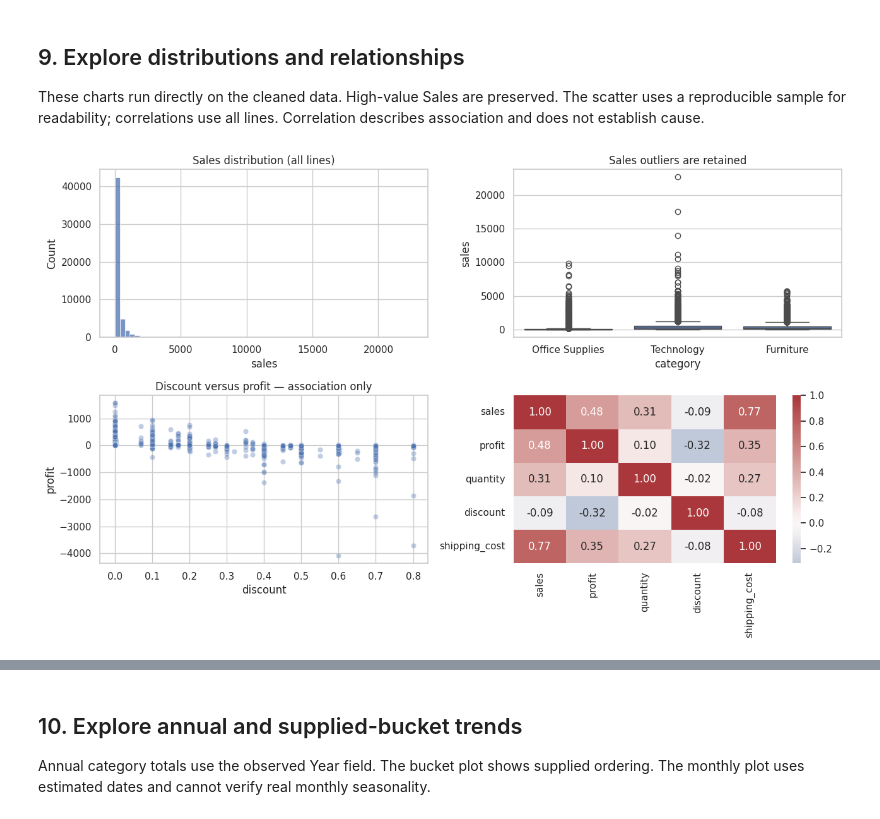
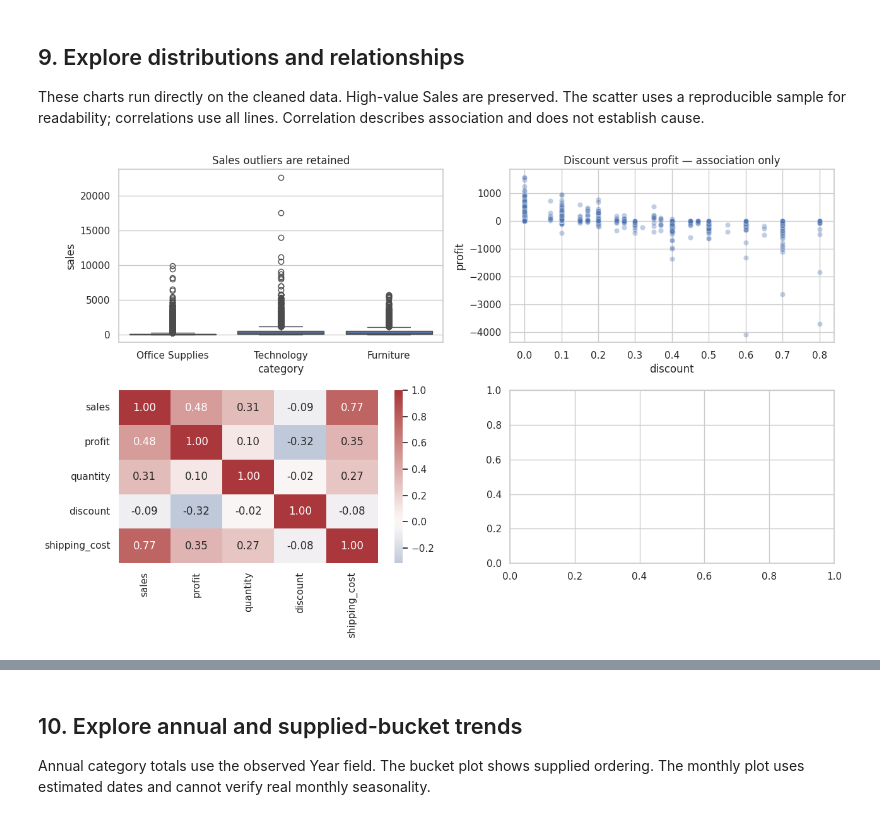
Before and after one commit to jishnujs1990/Study, a Jupyter notebook: RevenueVision_Final_Project.ipynb, the cells around one changed output, grey strips where cells are left out. Saved outputs shown, nothing was run; the diff lists cells and outputs as text; code cells hidden in the pictures.

```diff
--- a/RevenueVision_Final_Project.ipynb
+++ b/RevenueVision_Final_Project.ipynb
@@ -92,0 +59,11 @@ Loaded 51,290 rows and 32 columns
+# %%
+input_path = "/content/Global_Superstore_Estimated_Dates.csv"
+CSV_ENCODING = 'utf-8-sig'
+
+# Read the CSV file
+raw = pd.read_csv(input_path, encoding=CSV_ENCODING)
+
+# Print summary and display data
+print(f'Loaded {len(raw):,} rows and {len(raw.columns)} columns')
+
+display(raw.head())
@@ -225,0 +170,19 @@ display(df[['year', 'weeknum', 'order_date', 'ship_date',
+# %%
+# Step 1: Clean column names
+df.columns = df.columns.str.strip().str.lower().str.replace(' ', '_')
+
+# Step 2: Convert existing dates into datetime format
+df['order_date'] = pd.to_datetime(df['order_date'])
+df['ship_date'] = pd.to_datetime(df['ship_date'])
+
+# Step 3: Extract month and quarter for analysis
+df['month'] = df['order_date'].dt.month
+df['quarter'] = df['order_date'].dt.quarter
+# Calculate and store df['estimated_month'] for the following steps.
+df['estimated_month'] = df.order_date.dt.strftime('%Y-%m')
+# Calculate and store df['estimated_quarter'] for the following steps.
+df['estimated_quarter'] = df.order_date.dt.quarter
+
+
+# Step 4: Check the result
+df[['order_date', 'ship_date', 'year', 'weeknum', 'month', 'quarter']].head()
@@ -353,17 +321,15 @@ The scatter uses a reproducible sample for readability; correlations use all lin
 Correlation describes association and does not establish cause.
 # %%
 fig, axes = plt.subplots(2, 2, figsize=(13, 8))
-sns.histplot(df.sales, bins=60, ax=axes[0, 0])
-axes[0, 0].set_title('Sales distribution (all lines)')
-sns.boxplot(data=df, x='category', y='sales', ax=axes[0, 1])
-axes[0, 1].set_title('Sales outliers are retained')
+sns.boxplot(data=df, x='category', y='sales', ax=axes[0, 0])
+axes[0, 0].set_title('Sales outliers are retained')
 sample = df.sample(min(3000, len(df)), random_state=SEED)
-sns.scatterplot(data=sample, x='discount', y='profit', alpha=0.35, ax=axes[1, 0])
-axes[1, 0].set_title('Discount versus profit — association only')
+sns.scatterplot(data=sample, x='discount', y='profit', alpha=0.35, ax=axes[0, 1])
+axes[0,1].set_title('Discount versus profit — association only')
 correlation = df[['sales', 'profit', 'quantity', 'discount', 'shipping_cost']].corr()
-sns.heatmap(correlation, annot=True, fmt='.2f', cmap='vlag', center=0, ax=axes[1, 1])
+sns.heatmap(correlation, annot=True, fmt='.2f', cmap='vlag', center=0, ax=axes[1, 0])
 fig.tight_layout()
 eda_figure = fig
 plt.show()
 # %% [output]
-[figure, old version]
+[figure, new version]
```
Also changed, not shown: parts of 13 cells of this notebook.
